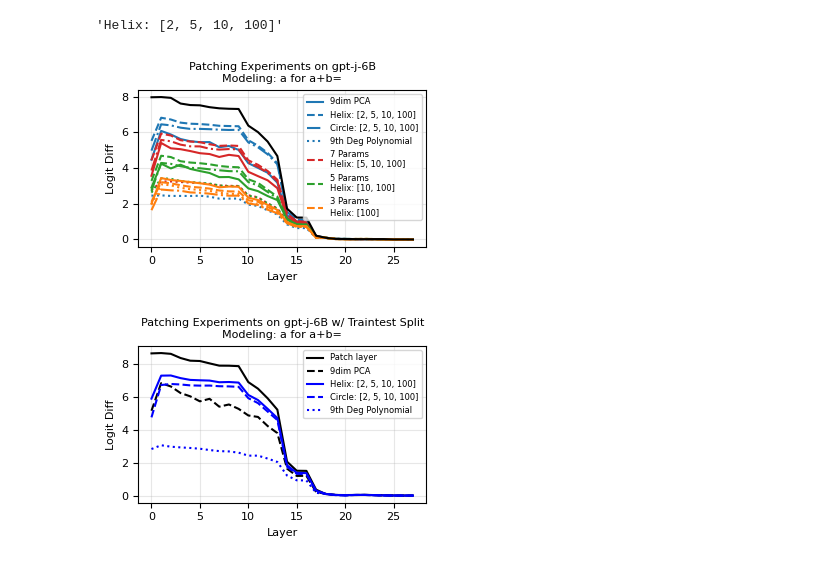
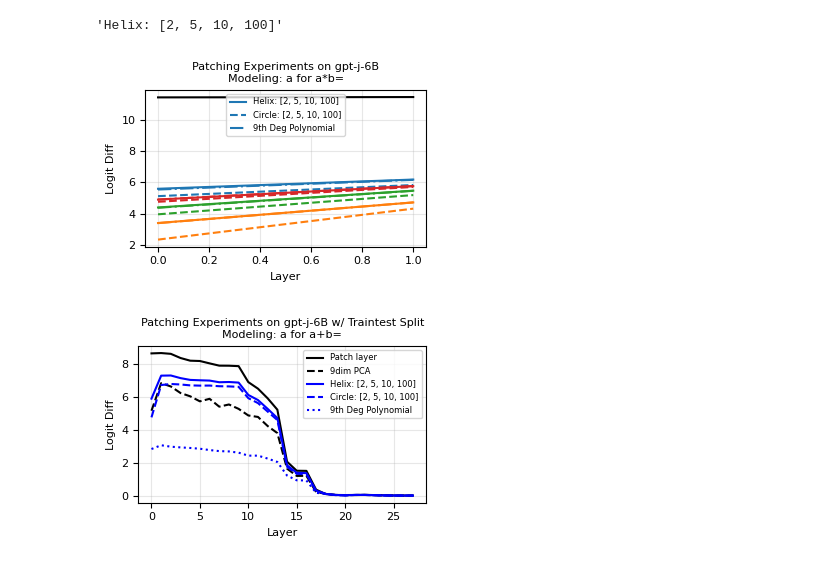
Before and after one commit to BorisTheBrave/llm-addition-takehome, a Jupyter notebook: llm-addition/experimentation/helix_fitting.ipynb, the cells around one changed output. Cells and saved outputs as stored; diff of their text form; code cells hidden in the pictures.

```diff
--- a/llm-addition/experimentation/helix_fitting.ipynb
+++ b/llm-addition/experimentation/helix_fitting.ipynb
@@ -876,7 +889,7 @@ FileNotFoundError: [Errno 2] No such file or directory: 'data/helix_fit/trained_
 def load_intervention_results(target='a', traintest = False, random = False):
     ttest_str = '_traintest' if traintest else ''
     random_str = '_random' if random else ''
-    path = f'data/helix_fit/intervention_results{ttest_str}{random_str}_{target}_{MODEL_NAME}.json'
+    path = f'data_{OPERATION}/helix_fit/intervention_results{ttest_str}{random_str}_{target}_{MODEL_NAME}.json'
     with open(path, 'r') as f:
         results = json.load(f)
     # Convert to dict with patch_type -> metric -> layer list structure
@@ -893,4 +906,4 @@ def load_intervention_results(target='a', traintest = False, random = False):
     return output
 
 #run_traintest_interventions()
-#load_intervention_results('a', False, True)
+load_intervention_results('a', False, False)
@@ -898,10 +929,12 @@ def load_intervention_results(target='a', traintest = False, random = False):
 #
 # %%
 def get_all_param(target, fit_type, num_params):
-    assert fit_type in ['helix', 'poly', 'circle', 'pca']
+    assert fit_type in ['helix', 'poly', 'circle', 'pca', 'loghelix', 'logcircle', 'logpoly']
     assert num_params in [3,5,7,9]
     if fit_type == 'poly':
         return [f'poly_{target}_{num_params}']
+    if fit_type == 'logpoly':
+        return [f'logpoly_{target}_{num_params}']
     if fit_type == 'pca':
         return [f'pca_{num_params}']
     bases = get_bases_perms()
@@ -913,7 +946,8 @@ def get_all_param(target, fit_type, num_params):
 
 def get_best(num_params, metric = 'logit_diff', target = 'a'):
     data = load_intervention_results(target)
-    fit_types = ['pca', 'helix', 'circle', 'poly']
+    #fit_types = ['pca', 'helix', 'circle', 'poly']
+    fit_types = ['loghelix', 'logcircle', 'logpoly']
     results = {}
     for fit_type in fit_types:
         best = float('-inf')
@@ -966,7 +999,8 @@ def plot_intervention_results(metric = 'logit_diff', target = 'a'):
     data = load_intervention_results(target)
 
     plt.figure(figsize=(3.5, 2.5))
-    toplots = ['pca', 'helix', 'circle', 'poly']
+    #toplots = ['pca', 'helix', 'circle', 'poly']
+    toplots = ['loghelix', 'logcircle', 'logpoly']
     colors = ['#1f77b4', '#d62728', '#2ca02c', '#ff7f0e']  # Standard matplotlib colors
     linestyles = ['-', '--', '-.', ':']
     for i, num_params in enumerate([9,7,5,3]):
@@ -975,35 +1009,35 @@ def plot_intervention_results(metric = 'logit_diff', target = 'a'):
             best_fit = fits[toplot]
             values = data[best_fit][metric]
             label = split_helix_type(best_fit)
             if num_params == 9:
                 plt.plot(values, color=colors[i], linestyle=linestyles[j],
                     label=label)
             elif toplot == 'helix':
                 plt.plot(values, color=colors[i], linestyle=linestyles[j],
                     label=f'{num_params} Params\n{label}')
             else:
                 plt.plot(values, color=colors[i], linestyle=linestyles[j])
     plt.plot(data['exchange'][metric], color='k', linestyle='-')
     plt.xlabel('Layer')
     plt.ylabel(metric.replace('_', ' ').title())
-    plt.title(f'Patching Experiments on {MODEL_NAME}\nModeling: {target} for a+b=')
+    plt.title(f'Patching Experiments on {MODEL_NAME}\nModeling: {target} for a{op}b=')
     plt.legend()
     plt.grid(True, alpha=0.3)
 
     # Save figure
     save_dir = 'figs/helix_intervention'
     os.makedirs(save_dir, exist_ok=True)
     save_path = f'{save_dir}/{metric}_by_layer_target_{target}_{MODEL_NAME}.png'
     plt.tight_layout()
     plt.savefig(save_path, bbox_inches='tight', dpi = 300)
     plt.show()
     plt.close()
 
 #MODEL_NAME = 'pythia-6.9b'#'Llama-3.1-8B''gpt-j-6B'#
 MODEL_NAME = 'gpt-j-6B'#
 plot_intervention_results(metric = 'logit_diff')
 # %% [output]
-[figure, old version]
+[figure, new version]
 # %%
 def plot_traintest_intervention_results(metric = 'logit_diff', target = 'a'):
     data = load_intervention_results(target, traintest = True)
```
Also changed, not shown: parts of 17 cells of this notebook.
